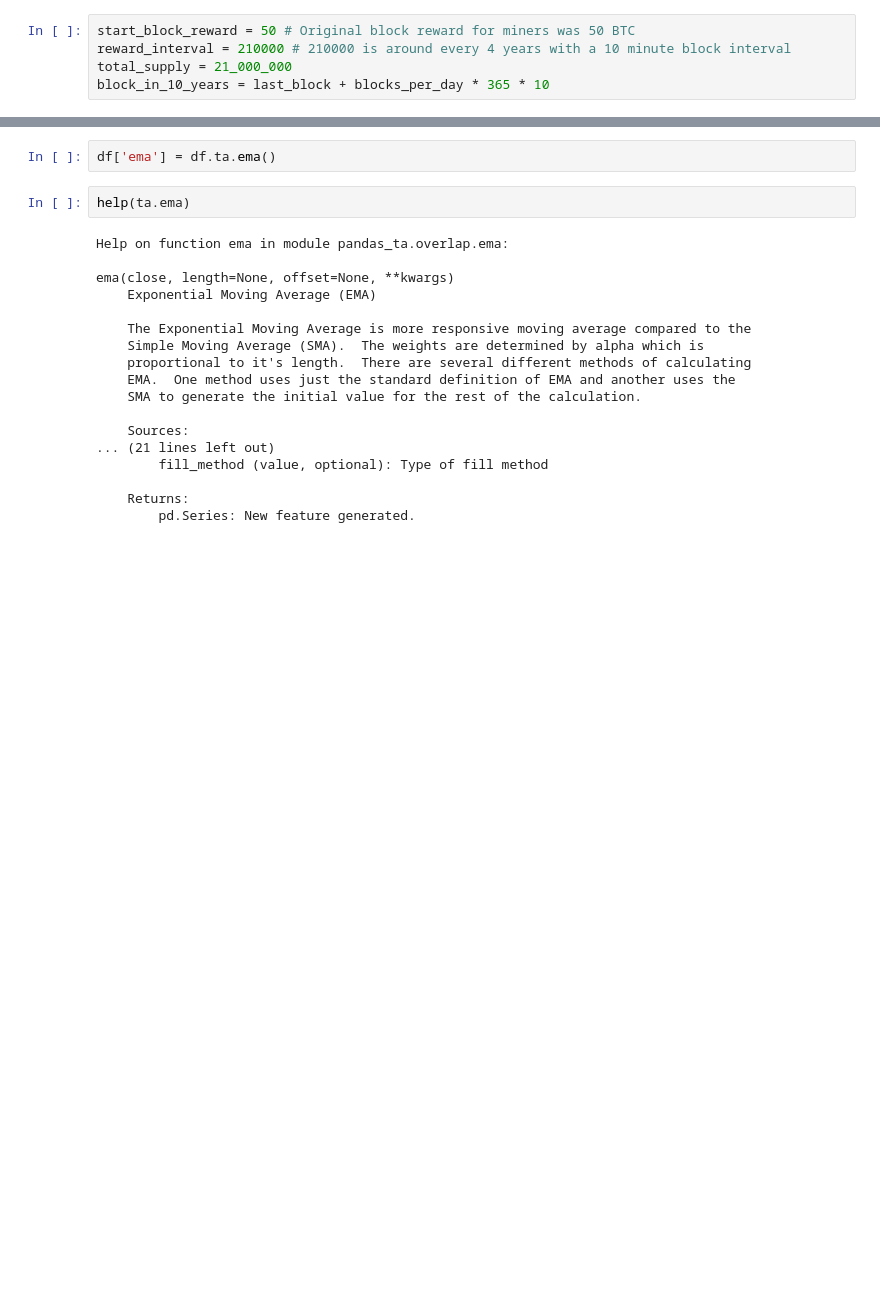
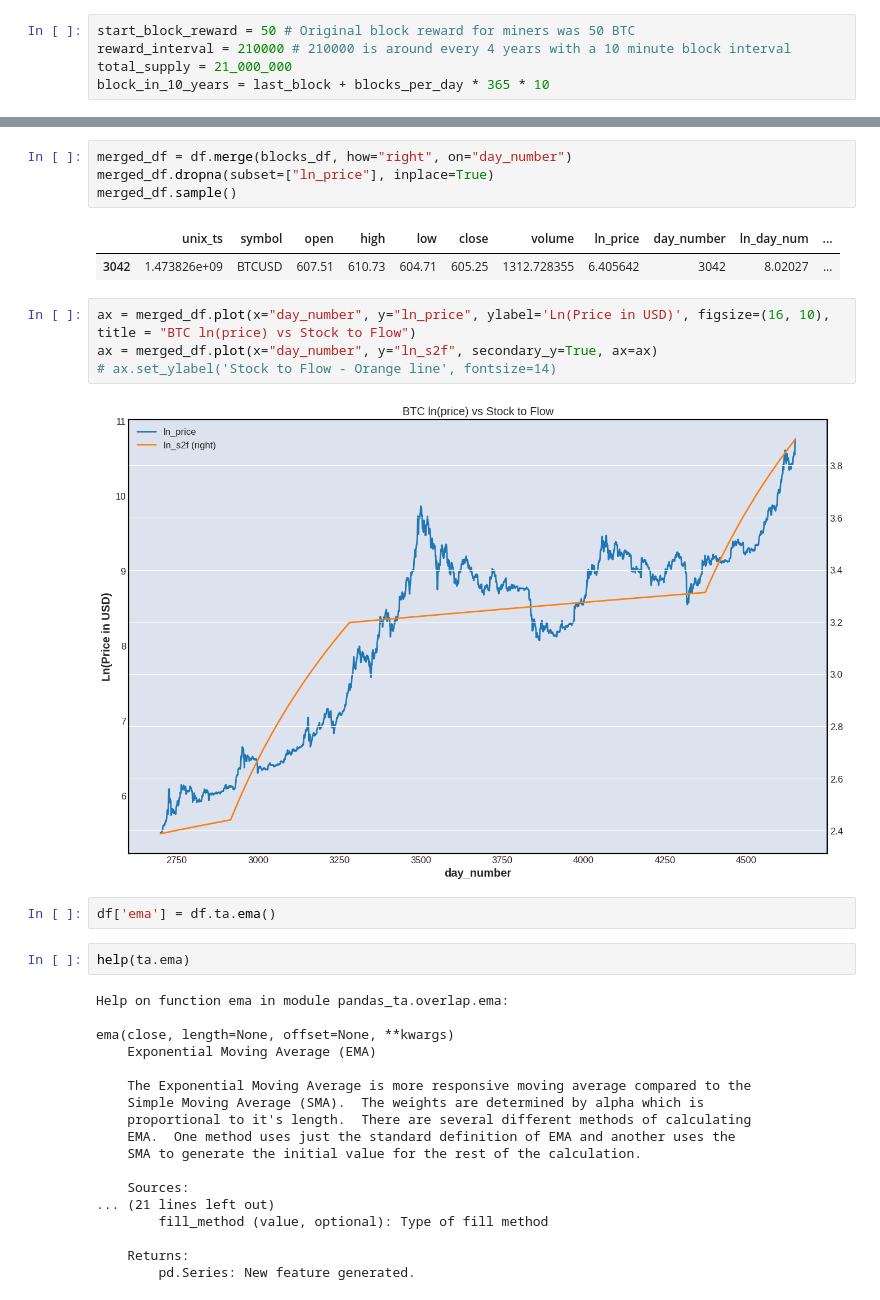
Before and after one commit to MajorTal/btc_s2f, a Jupyter notebook: analyze_btc.ipynb, the cells around one changed output, grey strips where cells are left out. Saved outputs shown, nothing was run; the diff lists cells and outputs as text; blank space fills up the shorter version.

```diff
--- a/analyze_btc.ipynb
+++ b/analyze_btc.ipynb
@@ -123,3 +131,16 @@ Text(0, 0.5, 'Bitcoin Reward per Block (in BTC) - Orange line')
+# %%
+merged_df = df.merge(blocks_df, how="right", on="day_number")
+merged_df.dropna(subset=["ln_price"], inplace=True)
+merged_df.sample()
+# %% [output]
+|  | unix_ts | symbol | open | high | low | close | volume | ln_price | day_number | ln_day_num | ... |
+| 3042 | 1.473826e+09 | BTCUSD | 607.51 | 610.73 | 604.71 | 605.25 | 1312.728355 | 6.405642 | 3042 | 8.02027 | ... |
+# %%
+ax = merged_df.plot(x="day_number", y="ln_price", ylabel='Ln(Price in USD)', figsize=(16, 10), title = "BTC ln(price) vs Stock to Flow")
+ax = merged_df.plot(x="day_number", y="ln_s2f", secondary_y=True, ax=ax)
+# ax.set_ylabel('Stock to Flow - Orange line', fontsize=14)
+# %% [output]
+[figure, added]
 # %%
 df['ema'] = df.ta.ema()
 # %%
```
Also changed, not shown: parts of 10 cells of this notebook.
